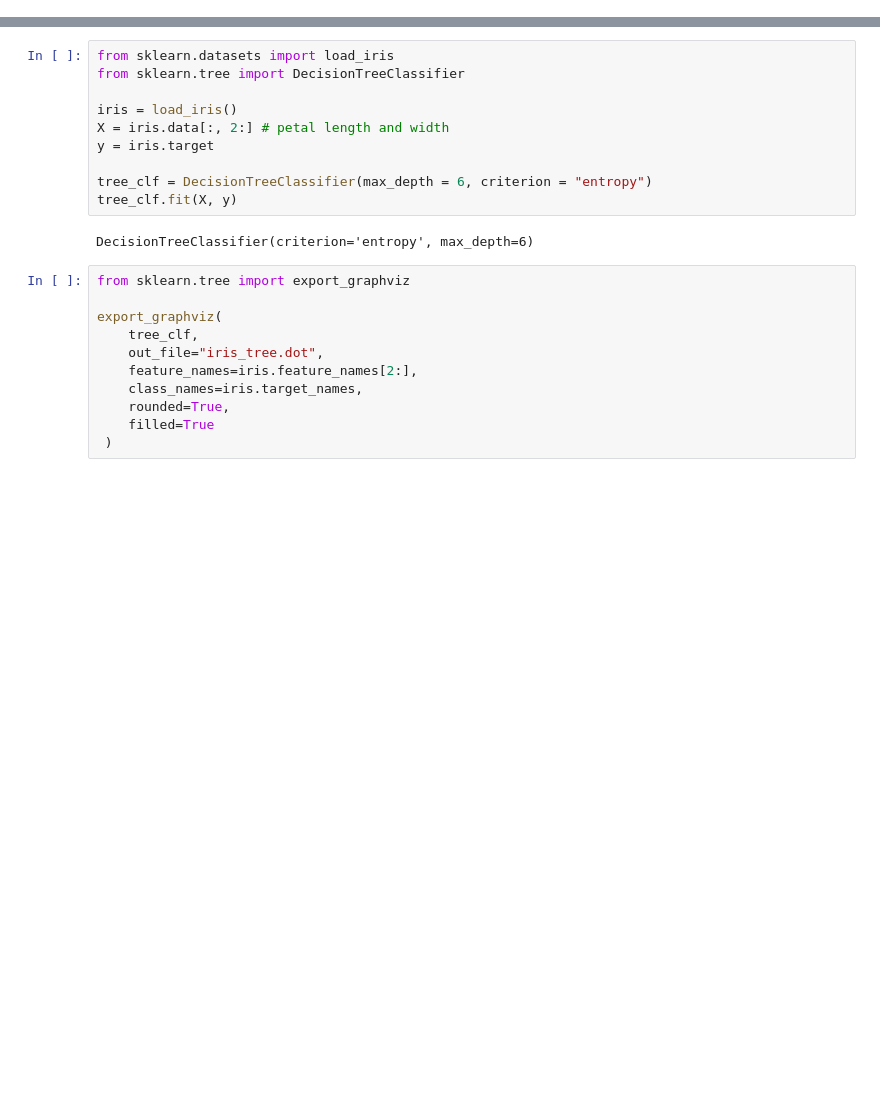
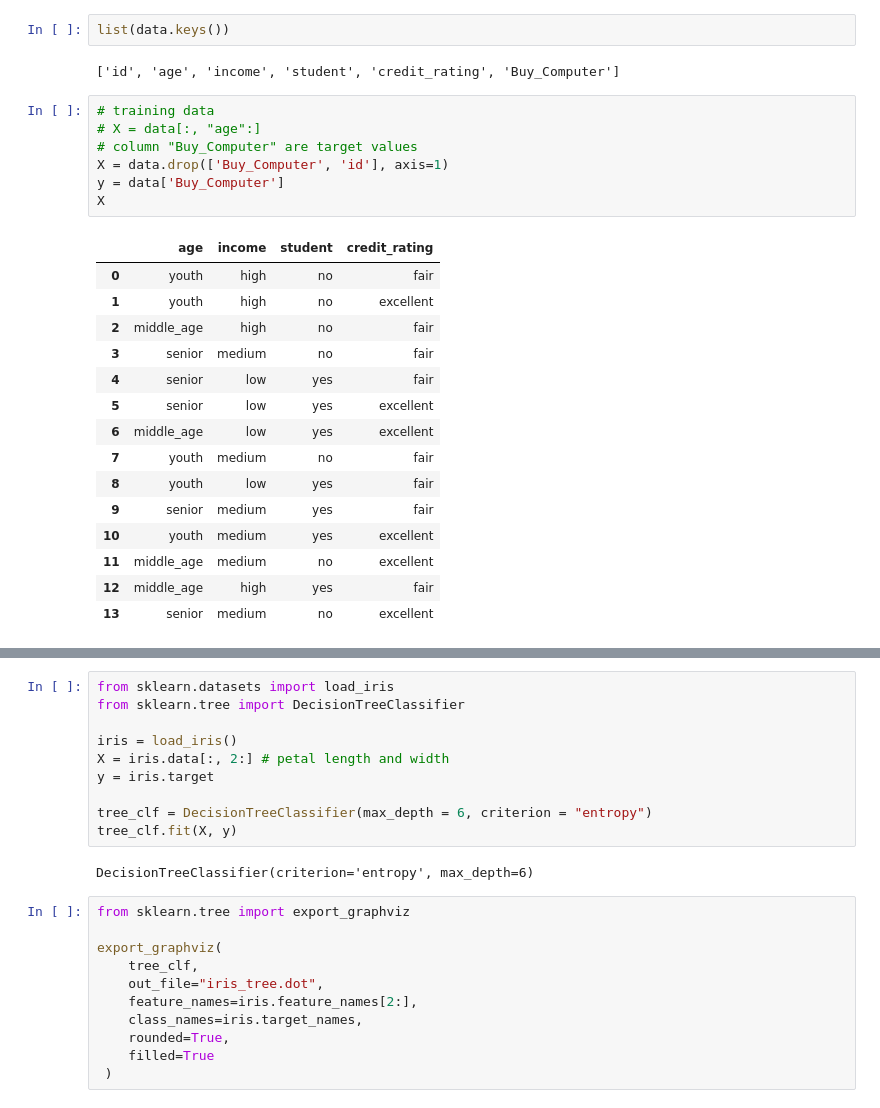
Before and after one commit to lieskpat/ex_decission_trees_11, a Jupyter notebook: lies_notebook_visualize_decission_tree.ipynb, the cells around one changed output, grey strips where cells are left out. Saved outputs shown, nothing was run; the diff lists cells and outputs as text; blank space fills up the shorter version.

```diff
--- a/lies_notebook_visualize_decission_tree.ipynb
+++ b/lies_notebook_visualize_decission_tree.ipynb
@@ -28,3 +26,30 @@ data
 | 11 | 12 | middle_age | medium | no | excellent | yes |
 | 12 | 13 | middle_age | high | yes | fair | yes |
 | 13 | 14 | senior | medium | no | excellent | no |
+# %%
+list(data.keys())
+# %% [output]
+['id', 'age', 'income', 'student', 'credit_rating', 'Buy_Computer']
+# %%
+# training data
+# X = data[:, "age":]
+# column "Buy_Computer" are target values
+X = data.drop(['Buy_Computer', 'id'], axis=1)
+y = data['Buy_Computer']
+X
+# %% [output]
+|  | age | income | student | credit_rating |
+| 0 | youth | high | no | fair |
+| 1 | youth | high | no | excellent |
+| 2 | middle_age | high | no | fair |
+| 3 | senior | medium | no | fair |
+| 4 | senior | low | yes | fair |
+| 5 | senior | low | yes | excellent |
+| 6 | middle_age | low | yes | excellent |
+| 7 | youth | medium | no | fair |
+| 8 | youth | low | yes | fair |
+| 9 | senior | medium | yes | fair |
+| 10 | youth | medium | yes | excellent |
+| 11 | middle_age | medium | no | excellent |
+| 12 | middle_age | high | yes | fair |
+| 13 | senior | medium | no | excellent |
```
Also changed, not shown: parts of 3 cells of this notebook.
